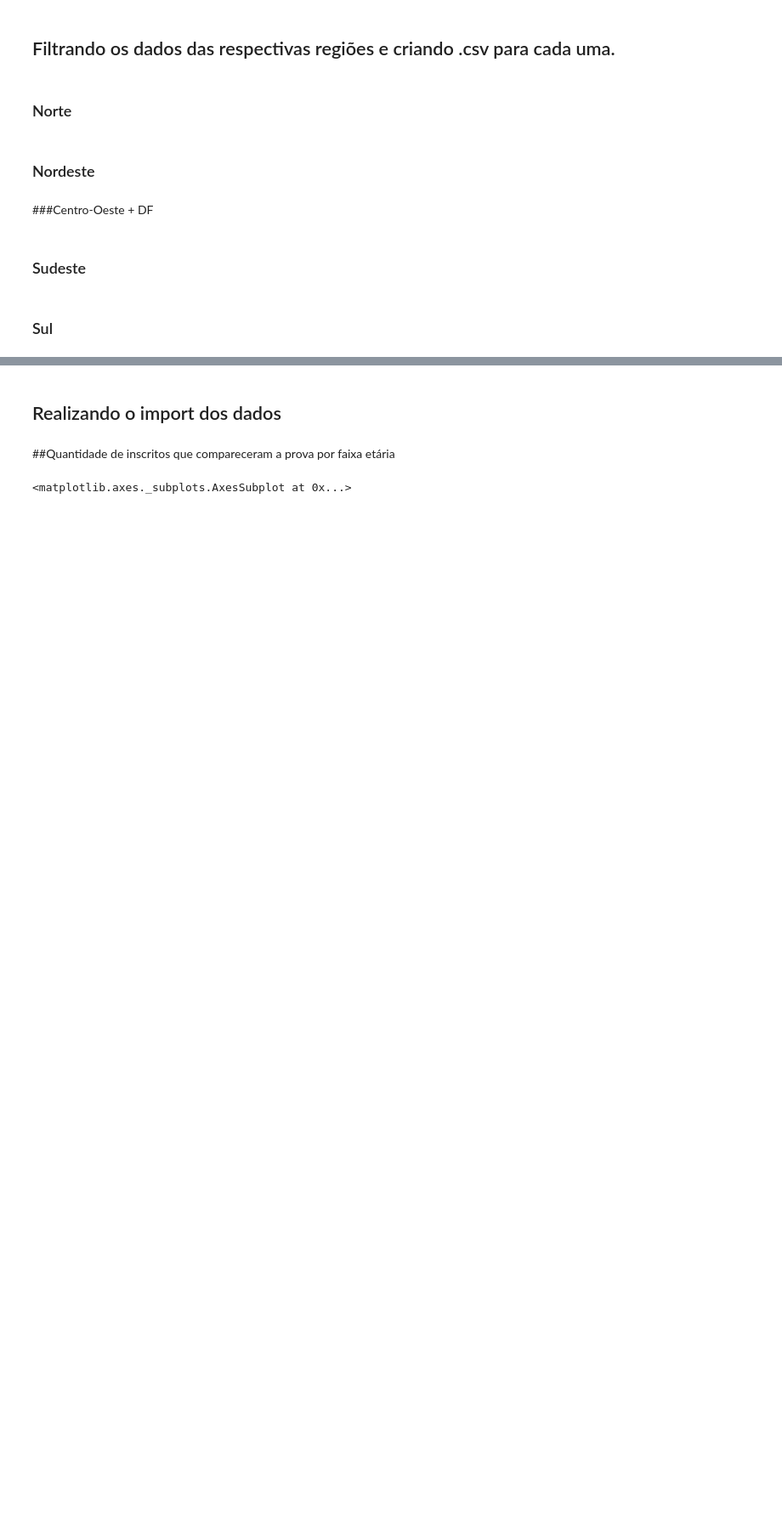
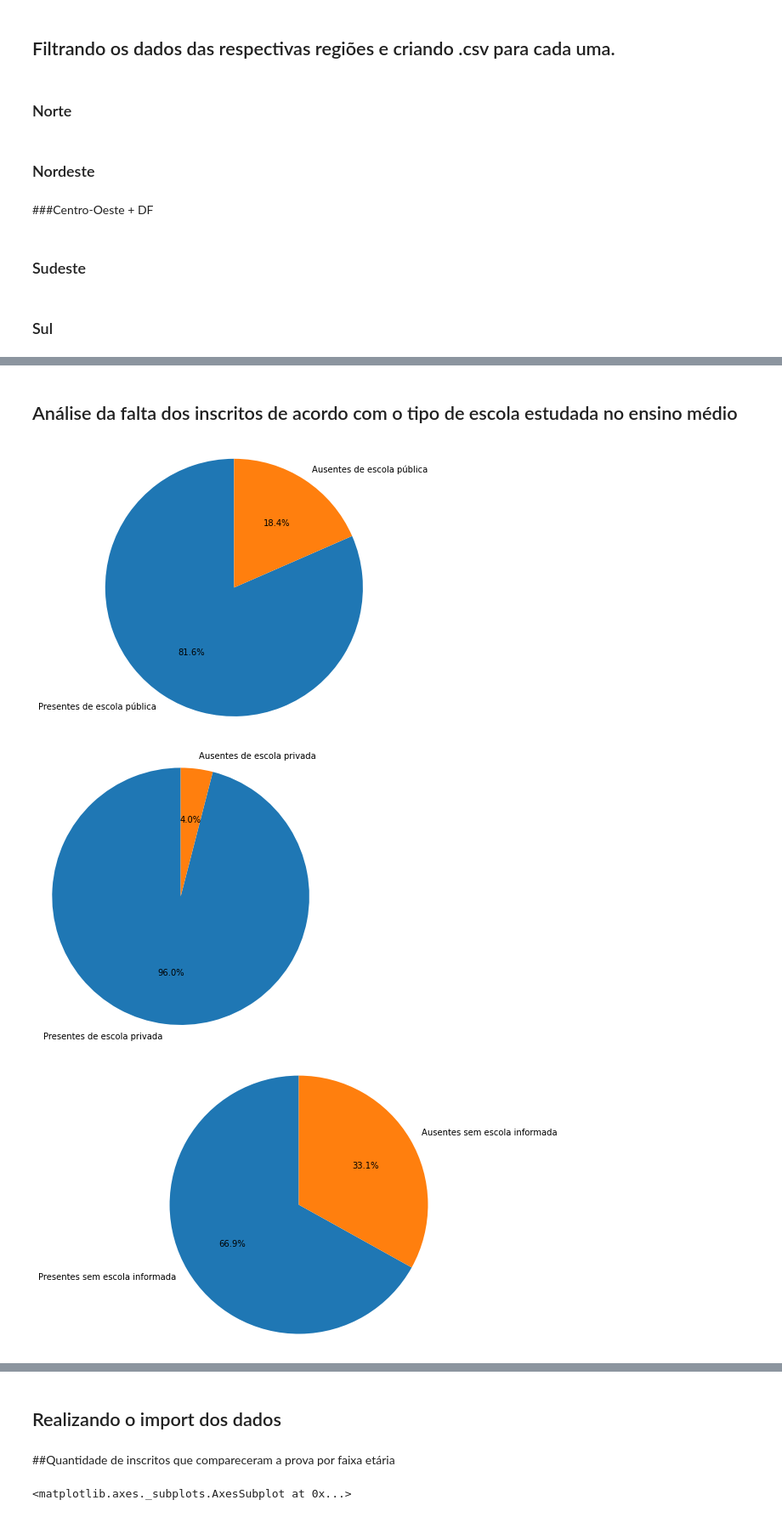
Before and after one commit to henriquecl/DataSciene_Destrinchando_o_ENEM, a Jupyter notebook: Brincando_com_o_ENEM.ipynb, the cells around one changed output, grey strips where cells are left out. Shown: that part at 85% size. Drawn from its saved outputs; the diff is of its cells as text; code cells hidden in the pictures; blank space fills up the shorter version.

```diff
--- a/Brincando_com_o_ENEM.ipynb
+++ b/Brincando_com_o_ENEM.ipynb
@@ -198,0 +224,15 @@ data_S.to_csv("DadosSul.csv")
+# %%
+notas = ["NU_NOTA_CN", "NU_NOTA_CH","NU_NOTA_LC","NU_NOTA_MT", "NU_NOTA_REDACAO"]
+notas_norte=dados_norte[notas]
+presentes_norte = dados_norte.dropna()
+ausentes_norte = dados_norte.query("NU_NOTA_CN == 'NaN' or NU_NOTA_CH == 'NaN' or NU_NOTA_LC == 'NaN' or NU_NOTA_MT == 'NaN'")
+# Criando nosso conjunto de dados
+labels = 'Presentes', 'Ausentes'
+sizes = [421198, 175671]
+# Estamos criando a representação, área de plotagem
+fig1, ax1 = plt.subplots(figsize=(6, 6))
+# Criando o gráfico
+ax1.pie(sizes, labels=labels, autopct='%1.1f%%', startangle=90)
+ax1.axis('equal')
+# Mostra o gráfico
+plt.show()
@@ -198,0 +241,47 @@ data_S.to_csv("DadosSul.csv")
+# %% [markdown]
+## Análise da falta dos inscritos de acordo com o tipo de escola estudada no ensino médio
+# %%
+presentes_naoresp = presentes_norte.query('TP_ESCOLA == 1')  # 307726
+presentes_publica = presentes_norte.query('TP_ESCOLA == 2')  # 102216
+presentes_privada = presentes_norte.query('TP_ESCOLA == 3')  # 11256
+ausentes_naoresp  = ausentes_norte.query('TP_ESCOLA == 1')   # 152080
+ausentes_publica  = ausentes_norte.query('TP_ESCOLA == 2')   # 23120
+ausentes_privada = ausentes_norte.query('TP_ESCOLA == 3')    #471
+t = np.arange(0.0, 2.0, 0.01)
+
+
+# Plotando gráfico da escola pública.
+labels = 'Presentes de escola pública', 'Ausentes de escola pública'
+sizes = [len(presentes_publica), len(ausentes_publica)]
+# Estamos criando a representação, área de plotagem
+fig1, ax1 = plt.subplots(figsize=(6, 6))
+# Criando o gráfico
+ax1.pie(sizes, labels=labels, autopct='%1.1f%%', startangle=90)
+ax1.axis('equal')
+
+
+
+# Plotando gráfico da escola privada.
+labels = 'Presentes de escola privada', 'Ausentes de escola privada'
+sizes = [len(presentes_privada), len(ausentes_privada)]
+# Estamos criando a representação, área de plotagem
+fig2, ax2 = plt.subplots(figsize=(6, 6))
+# Criando o gráfico
+ax2.pie(sizes, labels=labels, autopct='%1.1f%%', startangle=90)
+ax2.axis('equal')
+
+
+# Plotando gráfico dos alunos que não informaram a escola que estudaram.
+labels = 'Presentes sem escola informada', 'Ausentes sem escola informada'
+sizes = [len(presentes_naoresp), len(ausentes_naoresp)]
+# Estamos criando a representação, área de plotagem
+fig3, ax3 = plt.subplots(figsize=(6, 6))
+# Criando o gráfico
+ax3.pie(sizes, labels=labels, autopct='%1.1f%%', startangle=90)
+ax3.axis('equal')
+# Mostra o gráfico
+plt.show()
+# %% [output]
+[figure, added]
+[figure, added]
+[figure, added]
```
Also changed, not shown: parts of 78 cells of this notebook.
